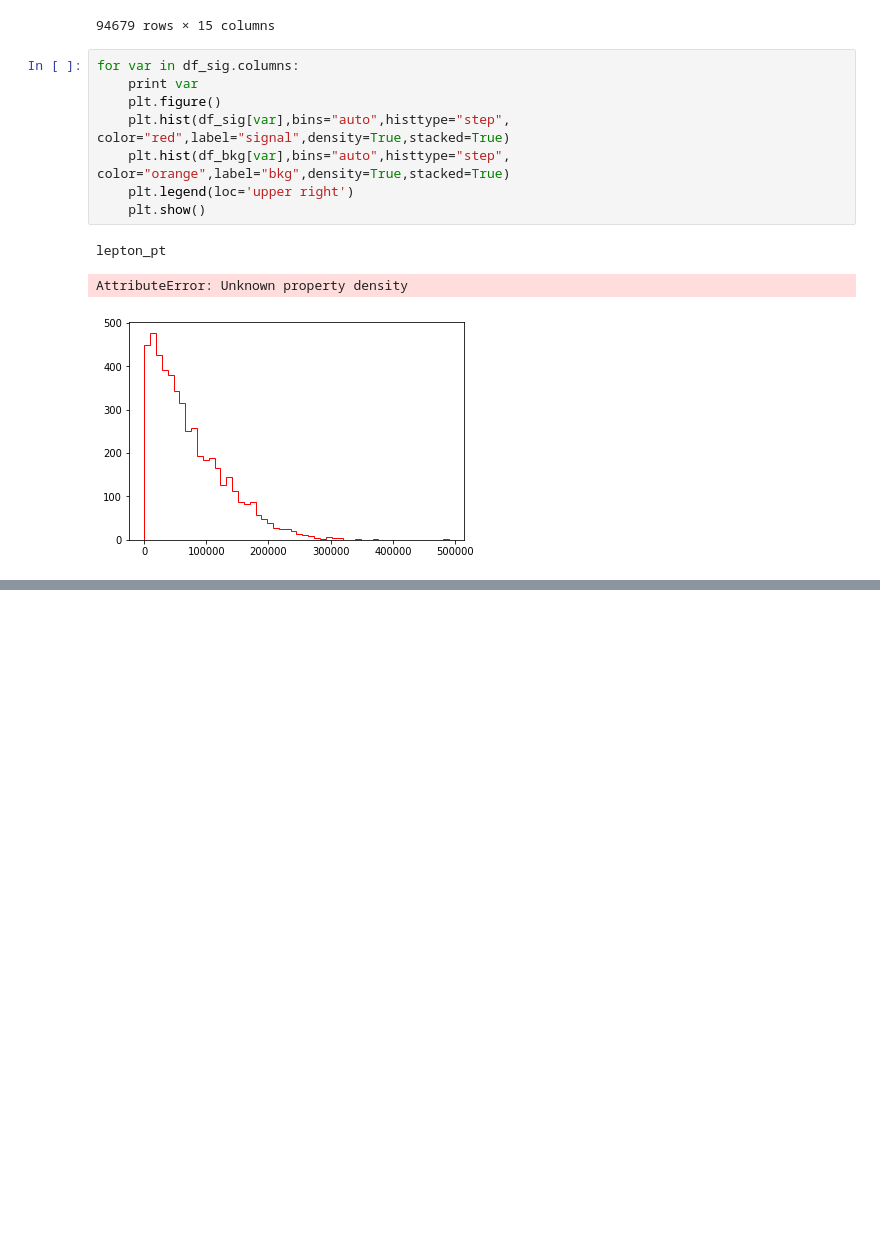
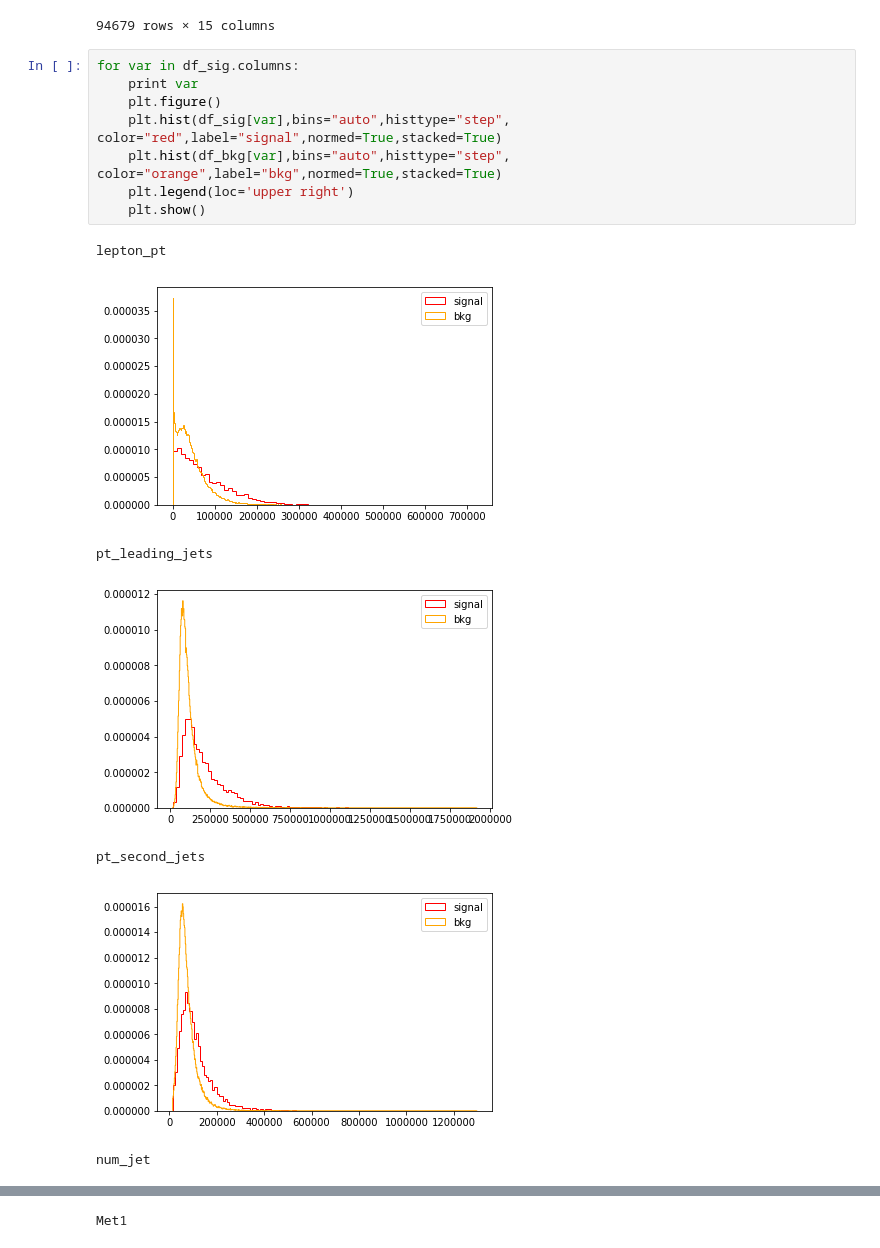
Before and after one commit to bataju44/DL_Classification, a Jupyter notebook: one_lep/onelepnnanalysis.ipynb, the cells around one changed output, grey strips where cells are left out. Saved outputs shown, nothing was run; the diff lists cells and outputs as text; blank space fills up the shorter version.

```diff
--- a/one_lep/onelepnnanalysis.ipynb
+++ b/one_lep/onelepnnanalysis.ipynb
@@ -37,12 +37,16 @@ df_bkg
 # %%
 for var in df_sig.columns:
     print var
     plt.figure()
-    plt.hist(df_sig[var],bins="auto",histtype="step", color="red",label="signal",density=True,stacked=True)
-    plt.hist(df_bkg[var],bins="auto",histtype="step", color="orange",label="bkg",density=True,stacked=True)
+    plt.hist(df_sig[var],bins="auto",histtype="step", color="red",label="signal",normed=True,stacked=True)
+    plt.hist(df_bkg[var],bins="auto",histtype="step", color="orange",label="bkg",normed=True,stacked=True)
     plt.legend(loc='upper right')
     plt.show()
 # %% [output]
 lepton_pt
+[figure, new version]
-AttributeError: Unknown property density
+pt_leading_jets
-[figure, old version]
+[figure, added]
+pt_second_jets
+[figure, added]
+num_jet
@@ -48,0 +54 @@ AttributeError: Unknown property density
+Met1
```
Also changed, not shown: parts of 1 cell of this notebook.
